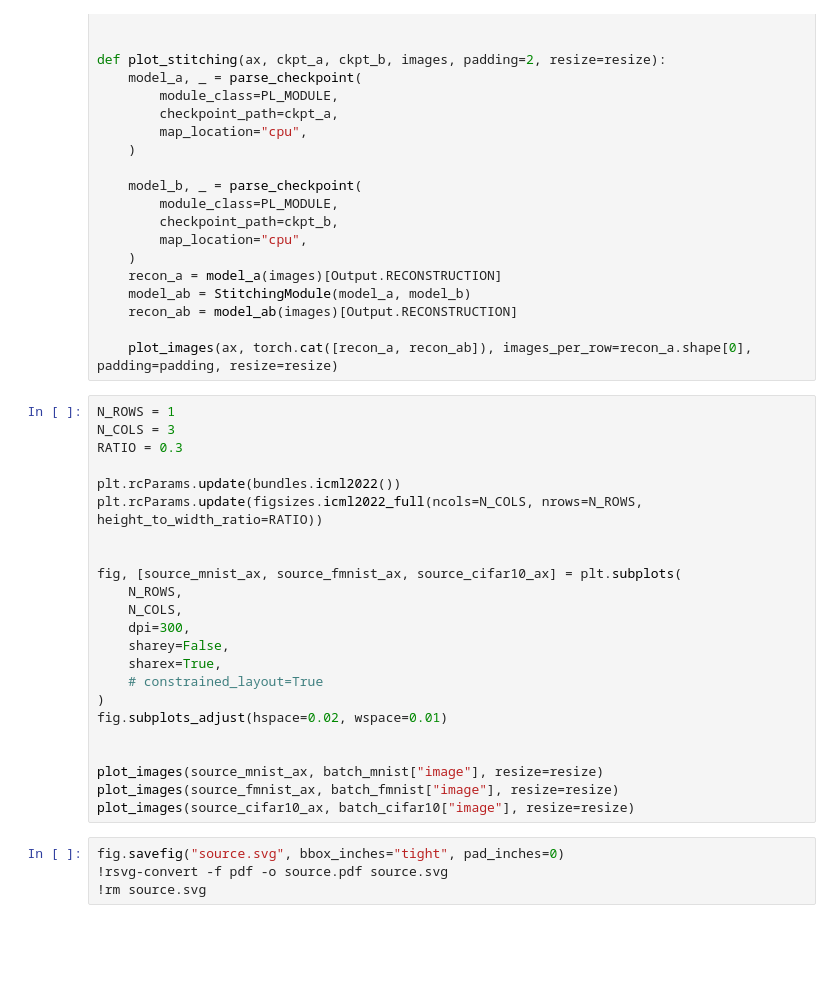
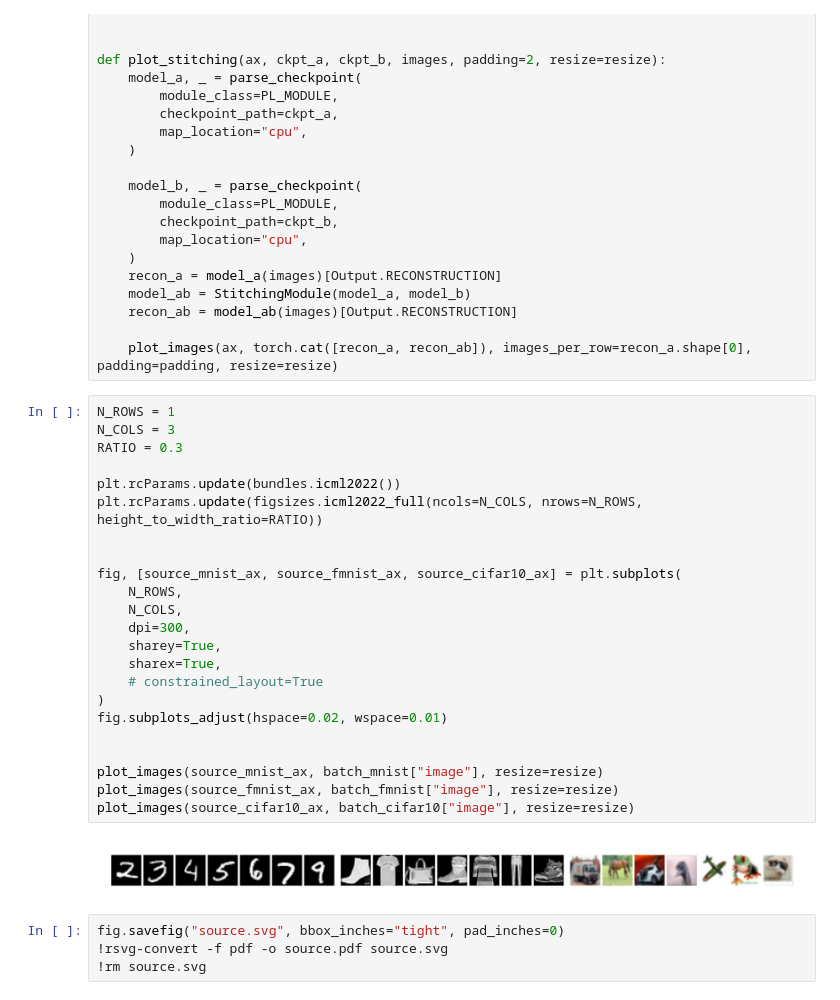
Before and after one commit to lucmos/relreps, a Jupyter notebook: experiments/sec:model-reusability-ae/visualize.ipynb, the cells around one changed output. Drawn from its saved outputs; the diff is of its cells as text; blank space fills up the shorter version.

```diff
--- a/experiments/sec:model-reusability-ae/visualize.ipynb
+++ b/experiments/sec:model-reusability-ae/visualize.ipynb
@@ -155,26 +205,28 @@ def plot_stitching(ax, ckpt_a, ckpt_b, images, padding=2, resize=resize):
 # %%
 N_ROWS = 1
 N_COLS = 3
 RATIO = 0.3
 
 plt.rcParams.update(bundles.icml2022())
 plt.rcParams.update(figsizes.icml2022_full(ncols=N_COLS, nrows=N_ROWS, height_to_width_ratio=RATIO))
 
 
 fig, [source_mnist_ax, source_fmnist_ax, source_cifar10_ax] = plt.subplots(
     N_ROWS,
     N_COLS,
     dpi=300,
-    sharey=False,
+    sharey=True,
     sharex=True,
     # constrained_layout=True
 )
 fig.subplots_adjust(hspace=0.02, wspace=0.01)
 
 
 plot_images(source_mnist_ax, batch_mnist["image"], resize=resize)
 plot_images(source_fmnist_ax, batch_fmnist["image"], resize=resize)
 plot_images(source_cifar10_ax, batch_cifar10["image"], resize=resize)
+# %% [output]
+[figure, added]
 # %%
 fig.savefig("source.svg", bbox_inches="tight", pad_inches=0)
 !rsvg-convert -f pdf -o source.pdf source.svg
```
Also changed, not shown: parts of 8 cells of this notebook, 5 other files.
